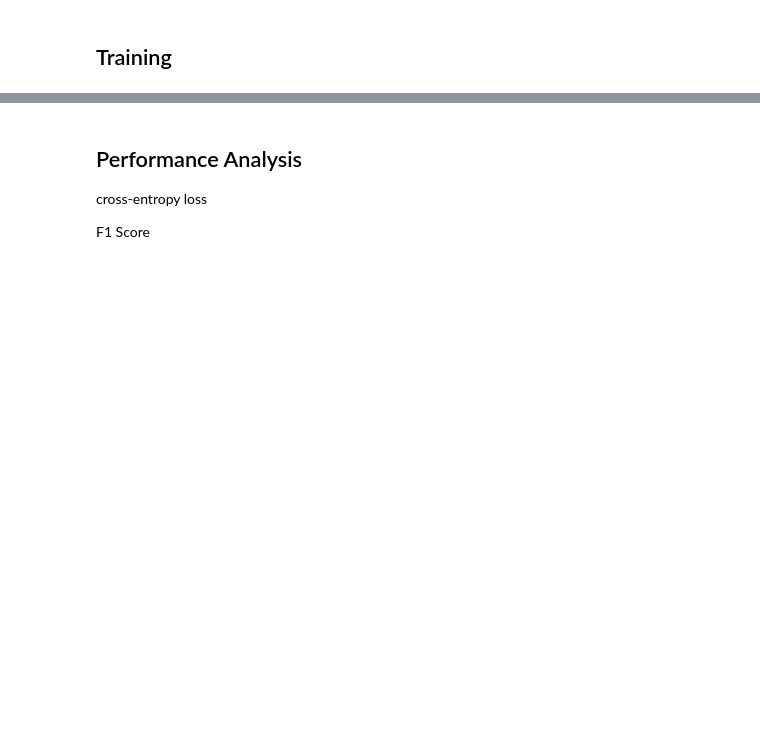
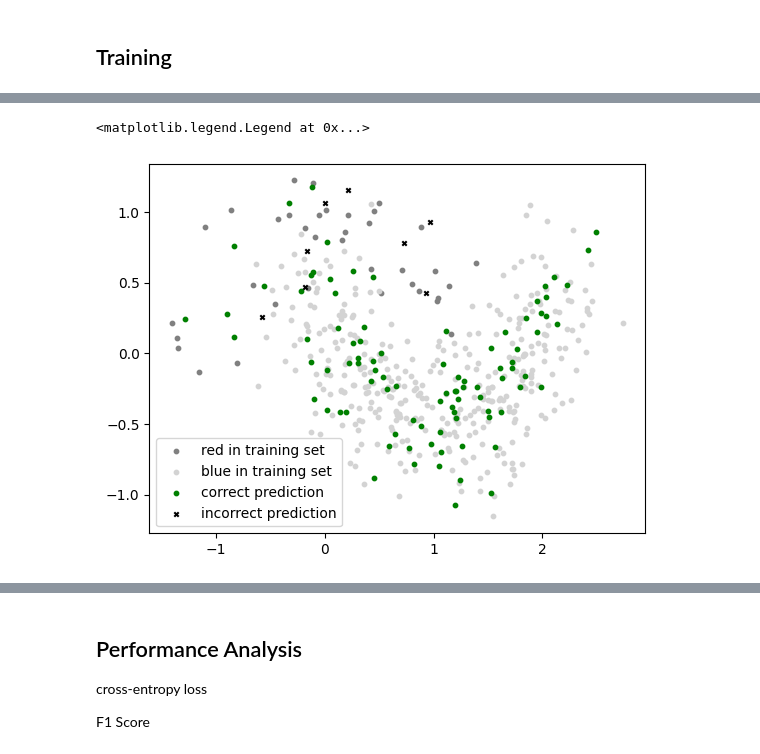
Before and after one commit to dennisfarmer/mdst_tutorials_dennis, a Jupyter notebook: Optional Challenges/ML Focus/ml_challenge.ipynb, the cells around one changed output, grey strips where cells are left out. Saved outputs shown, nothing was run; the diff lists cells and outputs as text; code cells hidden in the pictures; blank space fills up the shorter version.

```diff
--- a/Optional Challenges/ML Focus/ml_challenge.ipynb
+++ b/Optional Challenges/ML Focus/ml_challenge.ipynb
@@ -38,7 +41 @@ Upon initial observation of the generated moon dataset, we see that there is a l
 X_train, X_test, y_train, y_test = train_test_split(X, Y, test_size=.2, random_state=1)
-# %%
-from sklearn.naive_bayes import GaussianNB
-
-nb = GaussianNB()
-nb.fit(X_train, y_train)
-y_pred=nb.predict(X_test)
@@ -62,0 +42,14 @@ moons.head()
+# %%
+nn = MLPClassifier(
+    activation="relu",
+    solver="adam",  # lbfgs, sgd, adam
+    max_iter=200,  # number of epochs
+    alpha=1e-5,
+    learning_rate="constant",  # constant, invscaling, adaptive
+    learning_rate_init = 0.001,
+    hidden_layer_sizes=(5,2),
+    early_stopping=False,
+    random_state=1)
+
+nn.fit(X_train, y_train)
+y_pred = nn.predict(X_test)
@@ -62,0 +65,11 @@ moons.head()
+# %%
+correct = y_test == y_pred
+incorrect = y_test != y_pred
+plt.scatter(X_train[y_train==0,0], X_train[y_train==0,1], c="grey", label="red in training set", s=10)
+plt.scatter(X_train[y_train==1,0], X_train[y_train==1,1], c="lightgrey", label="blue in training set", s=10)
+plt.scatter(X_test[correct,0], X_test[correct,1], label="correct prediction", c='green', s=10)
+plt.scatter(X_test[incorrect,0], X_test[incorrect,1], label="incorrect prediction", c='black', marker="x", s=10)
+plt.legend()
+# %% [output]
+<matplotlib.legend.Legend at 0x...>
+[figure, added]
```
Also changed, not shown: parts of 26 cells of this notebook, 1 other file.
